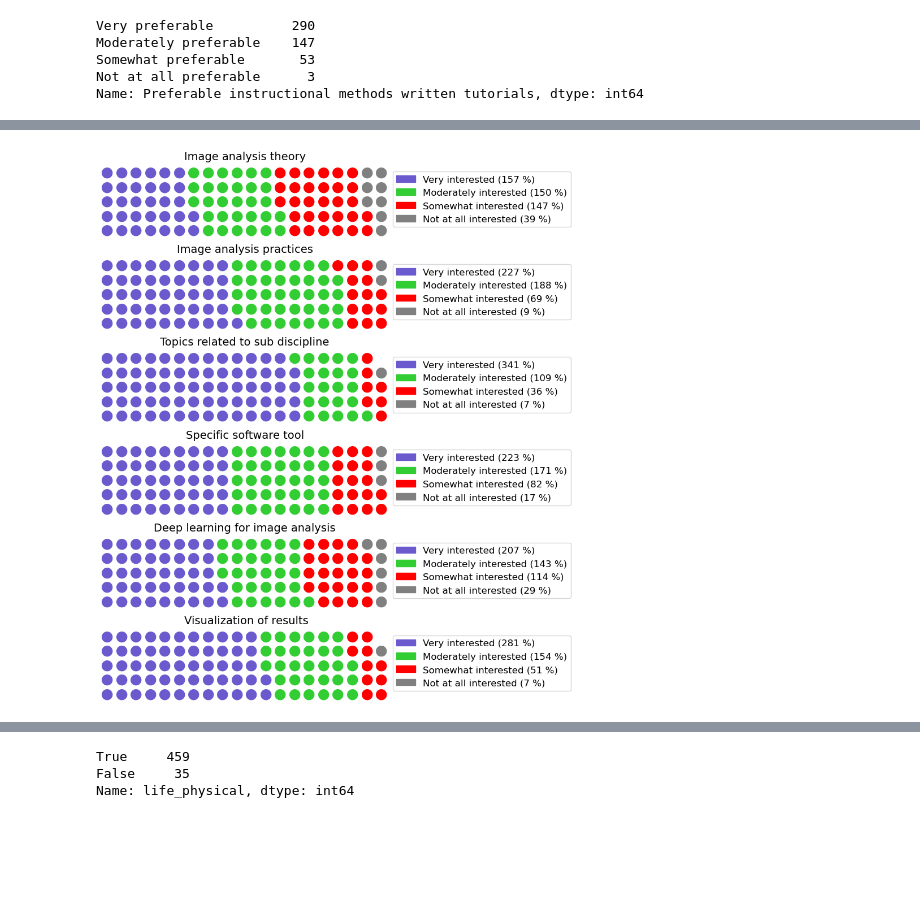
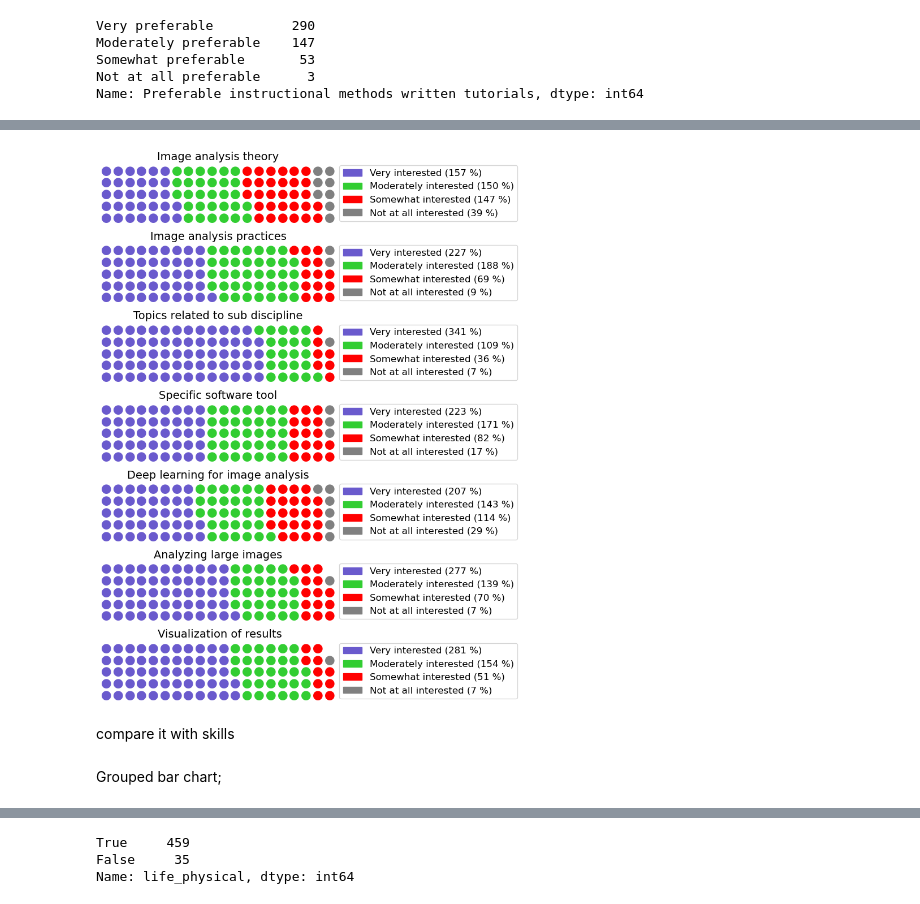
Before and after one commit to COBA-NIH/2023_ImageAnalysisSurvey, a Jupyter notebook: Biomage analysis survey.ipynb, the cells around one changed output, grey strips where cells are left out. Saved outputs shown, nothing was run; the diff lists cells and outputs as text; code cells hidden in the pictures; blank space fills up the shorter version.

Commit message:
Updated graphs
Updated version

```diff
--- a/Biomage analysis survey.ipynb
+++ b/Biomage analysis survey.ipynb
@@ -454,3 +244,8 @@ data.loc[data['Comfort in developing computational skills'] >= 5 , 'Comfort'] =
+# %%
+# Comfort in developing new computational skills
+data.loc[data["Comfort in developing computational skills"] < 3, 'Comfort'] = 'Low comfort'
+data.loc[(data['Comfort in developing computational skills'] >= 3) & (data['Comfort in developing computational skills'] < 5), 'Comfort'] = "Medium comfort"
+data.loc[data['Comfort in developing computational skills'] >= 5 , 'Comfort'] = "High comfort"
 # %%
 comfort_newskills = data["Comfort"].value_counts()
 comfort_newskills
@@ -612,7 +371,16 @@ trial_radar_5
 # %%
+# Topics of interest for the tutorials
+trial_radar = data["Interes in topics Image analysis theory"].value_counts().to_frame()
+trial_radar_1=data["Interest in topics Image analysis practices"].value_counts().to_frame()
+trial_radar_2=data["Interest in topics related to sub discipline"].value_counts().to_frame()
 trial_radar_3=data["Interest in topics Specific software tool"].value_counts().to_frame()
 trial_radar_4=data["Interest in topics Deep learning for image analysis"].value_counts().to_frame()
 trial_radar_5=data["Interest in topics Analyzing large images"].value_counts().to_frame()
-trial_radar_5=data["Interest in topics Visualization of results"].value_counts().to_frame()
+trial_radar_6=data["Interest in topics Visualization of results"].value_counts().to_frame()
+
+#concatenating all the related columns for topics of interest
+trial = pd.concat([trial_radar, trial_radar_1, trial_radar_2, trial_radar_3, trial_radar_4, trial_radar_5, trial_radar_6], axis=1)
+
+#Reseting the index so that the column can be renamed
+trial =trial.reset_index()
+trial = trial.rename(columns={'index':'interest'})
-# %%
-trial = pd.concat([trial_radar, trial_radar_1, trial_radar_2, trial_radar_3, trial_radar_4, trial_radar_5], axis=1)
@@ -654,6 +405,6 @@ colours = ['slateblue', 'limegreen', 'red', 'grey']
 # %%
 fig = plt.figure(FigureClass=Waffle,
-                 plots = {611: {'values':list(trial['Interes in topics Image analysis theory']),
+                 plots = {711: {'values':list(trial['Interes in topics Image analysis theory']),
                                'labels': [f'{i} ({str(j)} %)' for i,j in zip(trial['interest'],trial['Interes in topics Image analysis theory'])],
                                'legend':{'loc':'center left', 'bbox_to_anchor': (1.0, 0.5),
                                           'ncol':1, 'fontsize':12},
@@ -661,7 +412,7 @@ fig = plt.figure(FigureClass=Waffle,
                                 'icons':'circle'
                                },
 
-                          612: {
+                          712: {
                               'values':list(trial['Interest in topics Image analysis practices']),
                               'labels': [f'{i} ({str(j)} %)' for i,j in zip(trial['interest'],trial['Interest in topics Image analysis practices'])],
 
@@ -671,7 +422,7 @@ fig = plt.figure(FigureClass=Waffle,
                               'icons':'circle'
                           },
 
-                          613:{'values':list(trial['Interest in topics related to sub discipline']),
+                          713:{'values':list(trial['Interest in topics related to sub discipline']),
                                'labels': [f'{i} ({str(j)} %)' for i,j in zip(trial['interest'],trial['Interest in topics related to sub discipline'])],
                                'legend':{'loc':'center left', 'bbox_to_anchor': (1.0, 0.5),
                                           'ncol':1, 'fontsize':12},
@@ -680,38 +431,51 @@ fig = plt.figure(FigureClass=Waffle,
 
                           },
 
-                          614:{'values':list(trial['Interest in topics Specific software tool']),
+                          714:{'values':list(trial['Interest in topics Specific software tool']),
                                'labels': [f'{i} ({str(j)} %)' for i,j in zip(trial['interest'],trial['Interest in topics Specific software tool'])],
                                'legend':{'loc':'center left', 'bbox_to_anchor': (1.0, 0.5),
                                           'ncol':1, 'fontsize':12},
                                 'title':{'label':'Specific software tool', 'fontsize':14},
                                 'icons':'circle'
 
                           },
 
-                          615:{'values':list(trial['Interest in topics Deep learning for image analysis']),
+                          715:{'values':list(trial['Interest in topics Deep learning for image analysis']),
                                'labels': [f'{i} ({str(j)} %)' for i,j in zip(trial['interest'],trial['Interest in topics Deep learning for image analysis'])],
                                'legend':{'loc':'center left', 'bbox_to_anchor': (1.0, 0.5),
                                           'ncol':1, 'fontsize':12},
                                 'title':{'label':'Deep learning for image analysis', 'fontsize':14},
                                 'icons':'circle'
                           },
 
-                          616:{'values':list(trial['Interest in topics Visualization of results']),
+                          716:{'values':list(trial['Interest in topics Analyzing large images']),
+                               'labels': [f'{i} ({str(j)} %)' for i,j in zip(trial['interest'],trial['Interest in topics Analyzing large images'])],
+                               'legend':{'loc':'center left', 'bbox_to_anchor': (1.0, 0.5),
+                                          'ncol':1, 'fontsize':12},
+                                'title':{'label':'Analyzing large images', 'fontsize':14},
+                                'icons':'circle'
+
+                          },
+
+                          717:{'values':list(trial['Interest in topics Visualization of results']),
                                'labels': [f'{i} ({str(j)} %)' for i,j in zip(trial['interest'],trial['Interest in topics Visualization of results'])],
                                'legend':{'loc':'center left', 'bbox_to_anchor': (1.0, 0.5),
                                           'ncol':1, 'fontsize':12},
                                 'title':{'label':' Visualization of results', 'fontsize':14},
                                 'icons':'circle'
 
                           }
                          },
                  figsize=(10,10),
                  rows=5,
                  columns = 20,
                  colors=colours)
 
 plt.tight_layout()
 plt.show()
 # %% [output]
-[figure, old version]
+[figure, new version]
+# %% [markdown]
+compare it with skills
+# %% [markdown]
+Grouped bar chart;
```
Also changed, not shown: parts of 186 cells of this notebook, 3 other files.
